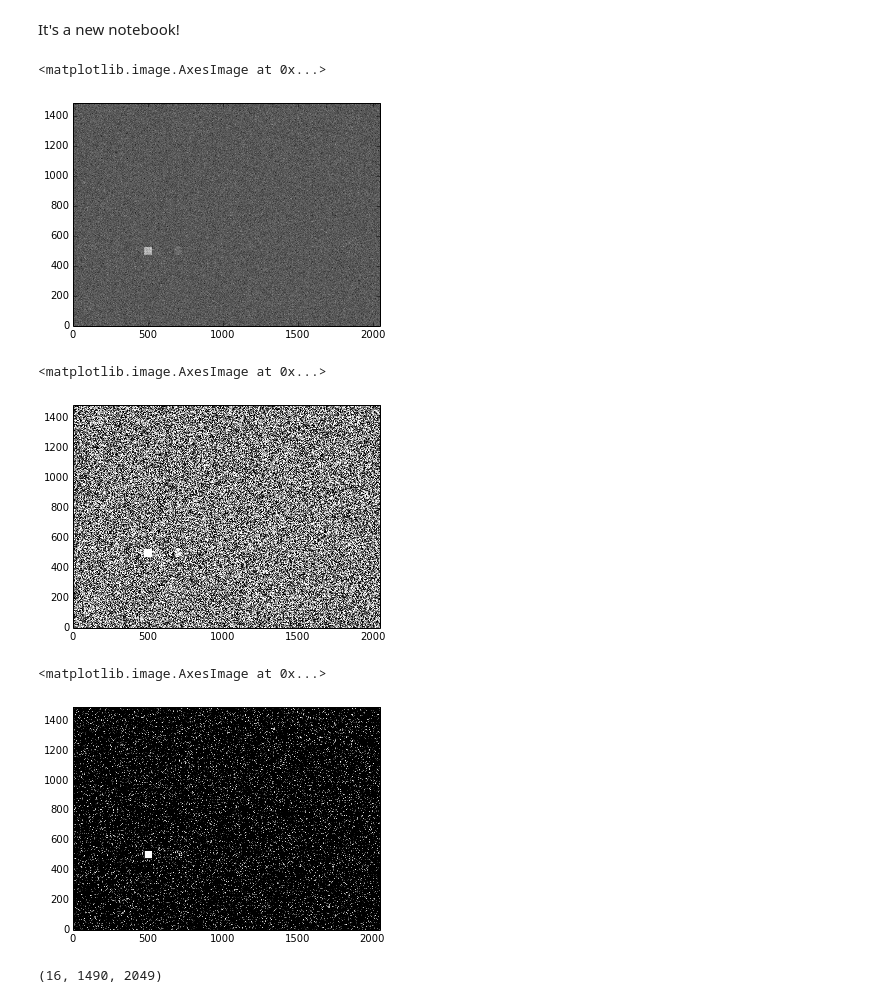
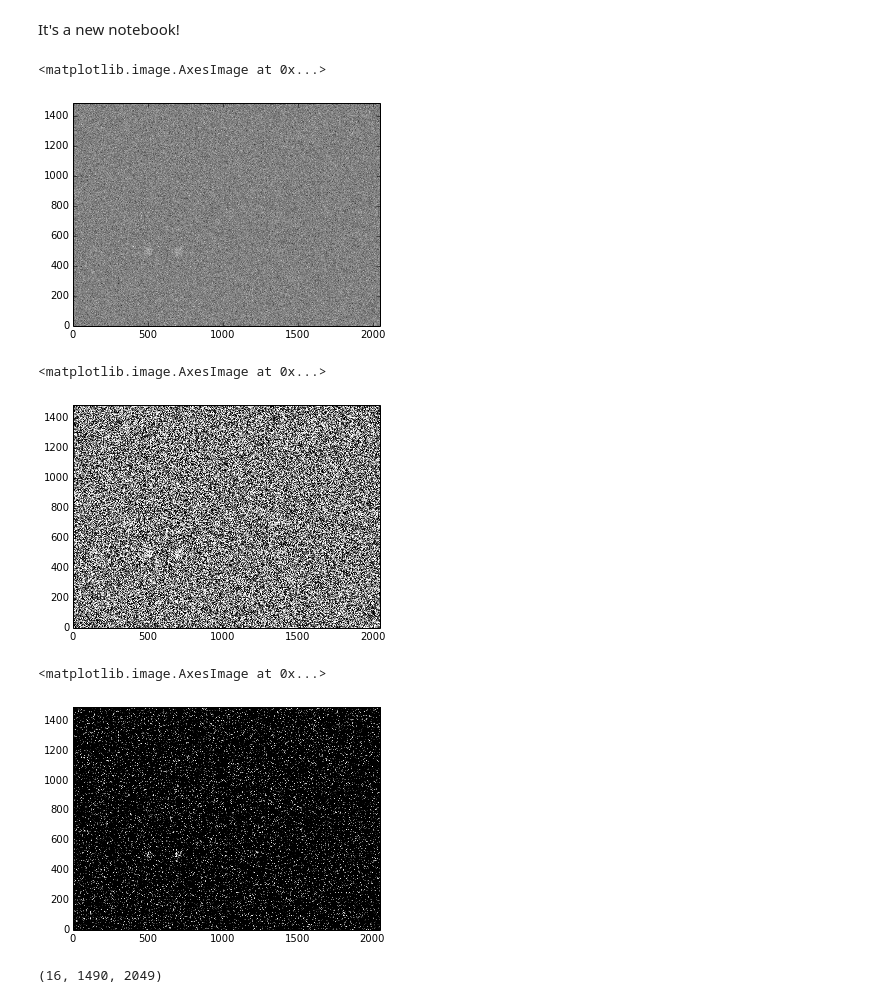
Before and after one commit to garibaldu/Oddity, a Jupyter notebook: code/squares.ipynb, the cells around one changed output. Saved outputs shown, nothing was run; the diff lists cells and outputs as text; code cells hidden in the pictures.

```diff
--- a/code/squares.ipynb
+++ b/code/squares.ipynb
@@ -1,29 +69,25 @@
 # %% [markdown]
 It's a new notebook!
 # %%
-import pylab as plt
-import numpy as np
-from astropy.io import fits
-
 # make real data
 hdulist = fits.open('../data/frame-r-000094-1-0131.fits.gz')
 realimg = hdulist[0].data
 hdulist.close()
 
 # make fake data
 fakeimg = np.random.normal(size=realimg.shape)
 ny, nx = fakeimg.shape
 ygrid, xgrid = mgrid[:ny, :nx]
 fakeimg += 0.0 * xgrid / nx  # to add a tiny gradient as a test
-fakeimg[475:525,475:525] += 5.0 # bright patch for kicks.
+fakeimg[475:525,475:525] += 1.0 # bright patch for kicks.
 fakeimg[475:525,675:725] += 1.0 # bright patch for kicks.
 
 img = fakeimg # we decide which data we're working with.
 plt.gray()
 plt.imshow(img, origin='lower')
 # %% [output]
 <matplotlib.image.AxesImage at 0x...>
-[figure, old version]
+[figure, new version]
 # %%
 M = 16 # number of histogram bins
 def intensity_to_m(img, M):
@@ -36,7 +100,7 @@ def intensity_to_m(img, M):
 plt.imshow(intensity_to_m(img, M), interpolation='nearest', origin='lower')
 # %% [output]
 <matplotlib.image.AxesImage at 0x...>
-[figure, old version]
+[figure, new version]
 # %%
 def intensity_to_boolean_block(img, M):
     mimg = intensity_to_m(img, M)
@@ -50,7 +114,7 @@ def intensity_to_boolean_block(img, M):
 plt.imshow(intensity_to_boolean_block(img, M)[-1], origin='lower')
 # %% [output]
 <matplotlib.image.AxesImage at 0x...>
-[figure, old version]
+[figure, new version]
 # %%
 def intensity_to_cumulated_block(img, M):
     return np.cumsum(np.cumsum(intensity_to_boolean_block(img, M), axis=2), axis=1)
```
Also changed, not shown: parts of 14 cells of this notebook.
